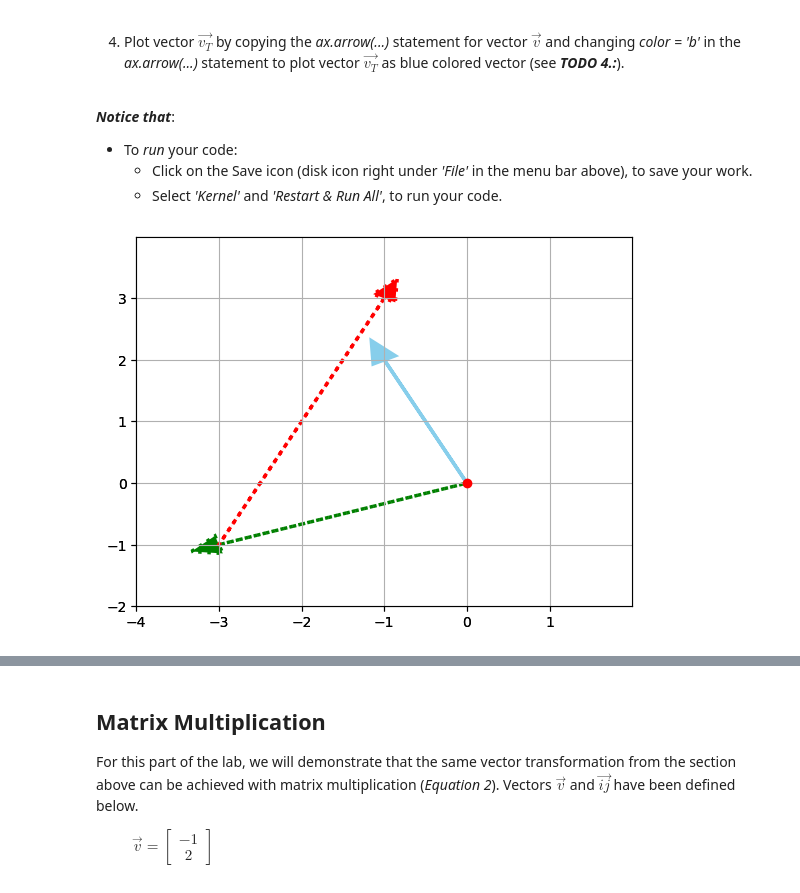
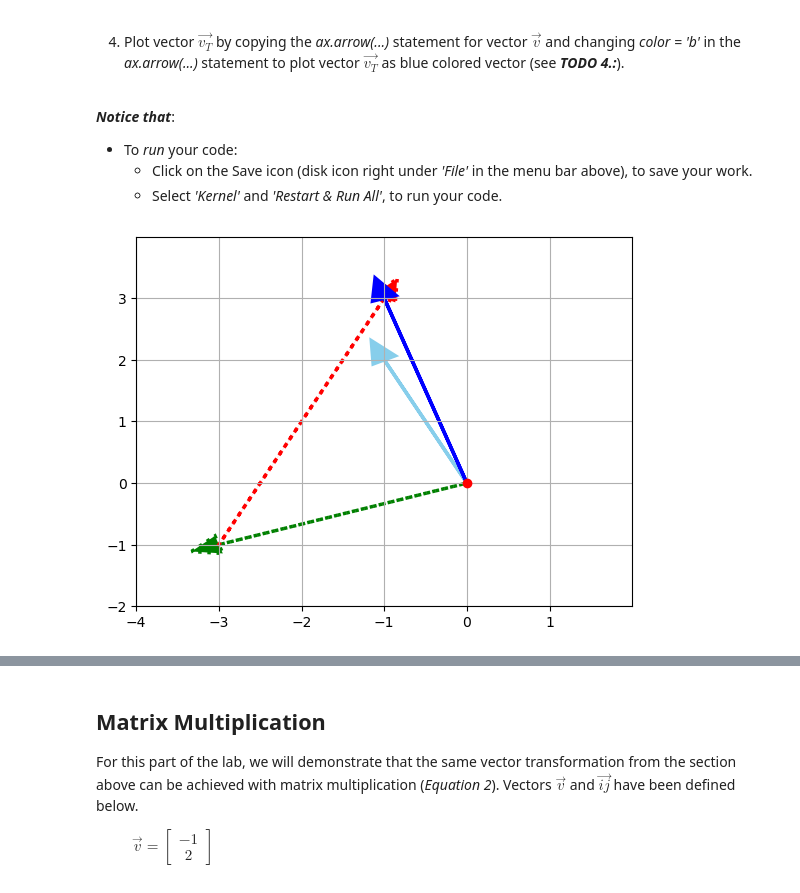
Before and after one commit to Chaklader/flower-image-classifier, a Jupyter notebook: lectures/linear_algebra/3_plotting_matrix_multiplication.ipynb, the cells around one changed output, grey strips where cells are left out. Saved outputs shown, nothing was run; the diff lists cells and outputs as text; code cells hidden in the pictures.

```diff
--- a/lectures/linear_algebra/3_plotting_matrix_multiplication.ipynb
+++ b/lectures/linear_algebra/3_plotting_matrix_multiplication.ipynb
@@ -194,35 +475,35 @@ ax.arrow(v_ihat_t[0], v_ihat_t[1], *v_jhat_t, color='r', linestyle='dotted', lin
          head_width=0.30, head_length=0.35)
 
 # Plots vector v as blue arrow starting at origin 0,0
 ax.arrow(0, 0, *v, color='skyblue', linewidth=2.5, head_width=0.30, head_length=0.35)
 
 # TODO 4.: Plot transformed vector v (v_t) a blue colored vector(color='b') using
 # vector v's ax.arrow() statement above as template for the plot
-
+ax.arrow(0, 0, *v_t, color='b', linewidth=2.5, head_width=0.30, head_length=0.35)
 
 
 # Sets limit for plot for x-axis
 plt.xlim(-4, 2)
 
 # Set major ticks for x-axis
 major_xticks = np.arange(-4, 2)
 ax.set_xticks(major_xticks)
 
 
 # Sets limit for plot for y-axis
 plt.ylim(-2, 4)
 
 # Set major ticks for y-axis
 major_yticks = np.arange(-2, 4)
 ax.set_yticks(major_yticks)
 
 # Creates gridlines for only major tick marks
 plt.grid(visible=True, which='major')
 
 # Displays final plot
 plt.show()
 # %% [output]
-[figure, old version]
+[figure, new version]
 # %% [markdown]
 ### Solution for Computing and Plotting *Transformed* Vector $\vec{v_T}$
 Your output from above should match the output below. If you need any help or want to check your answer, feel free to check out the solution notebook by clicking [here](PlottingMatrixMultiplicationSolution.ipynb#TODO:-Computing-and-Plotting-Transformed-Vector-$\vec{v_T}$-using-Vectors-$\vec{\hat{i_T}}$-and-$\vec{\hat{j_T}}$).
```
Also changed, not shown: parts of 5 cells of this notebook, 1 other file.
